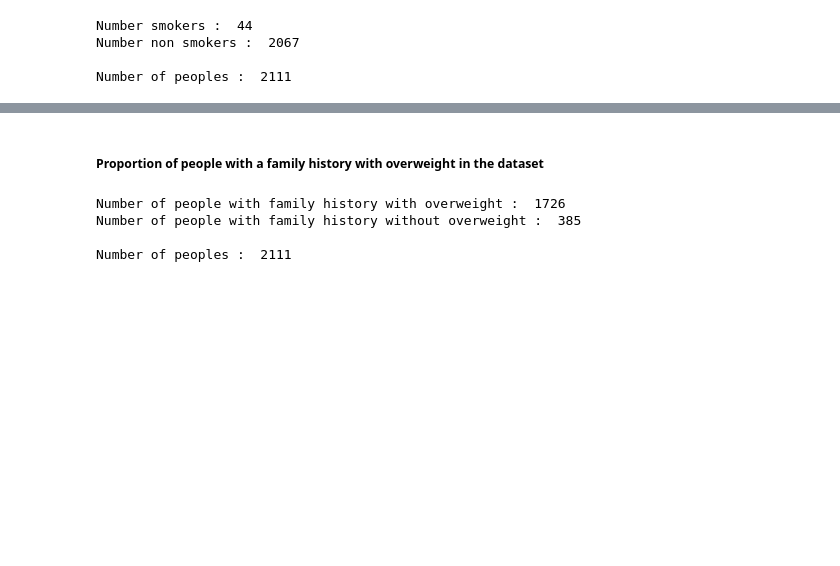
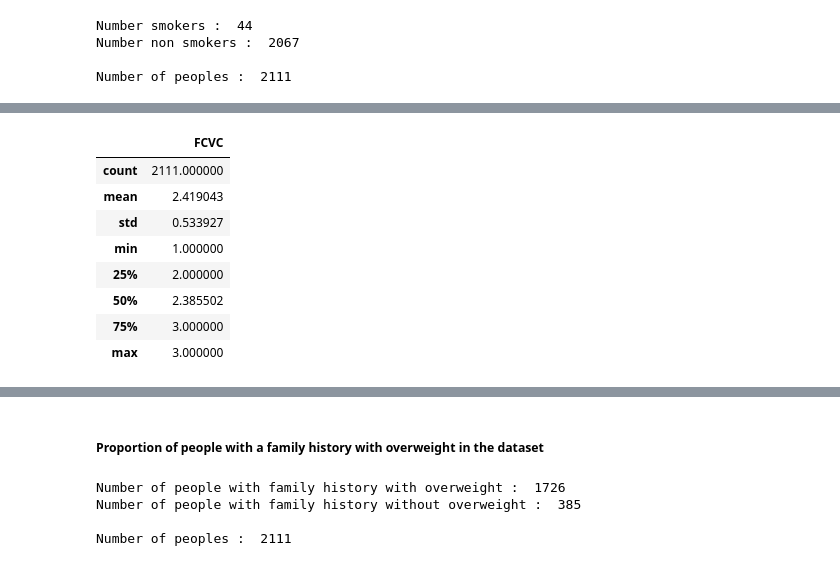
Before and after one commit to Leodespt/Projet_Python, a Jupyter notebook: NoteBook Jupyter Anterieur .ipynb, the cells around one changed output, grey strips where cells are left out. Saved outputs shown, nothing was run; the diff lists cells and outputs as text; code cells hidden in the pictures; blank space fills up the shorter version.

```diff
--- a/NoteBook Jupyter Anterieur .ipynb
+++ b/NoteBook Jupyter Anterieur .ipynb
@@ -119,0 +168,13 @@ Number of peoples :  2111
+# %%
+df_FCVC = df[["FCVC"]]
+df_FCVC.describe()
+# %% [output]
+|  | FCVC |
+| count | 2111.000000 |
+| mean | 2.419043 |
+| std | 0.533927 |
+| min | 1.000000 |
+| 25% | 2.000000 |
+| 50% | 2.385502 |
+| 75% | 3.000000 |
+| max | 3.000000 |
```
Also changed, not shown: parts of 10 cells of this notebook.
